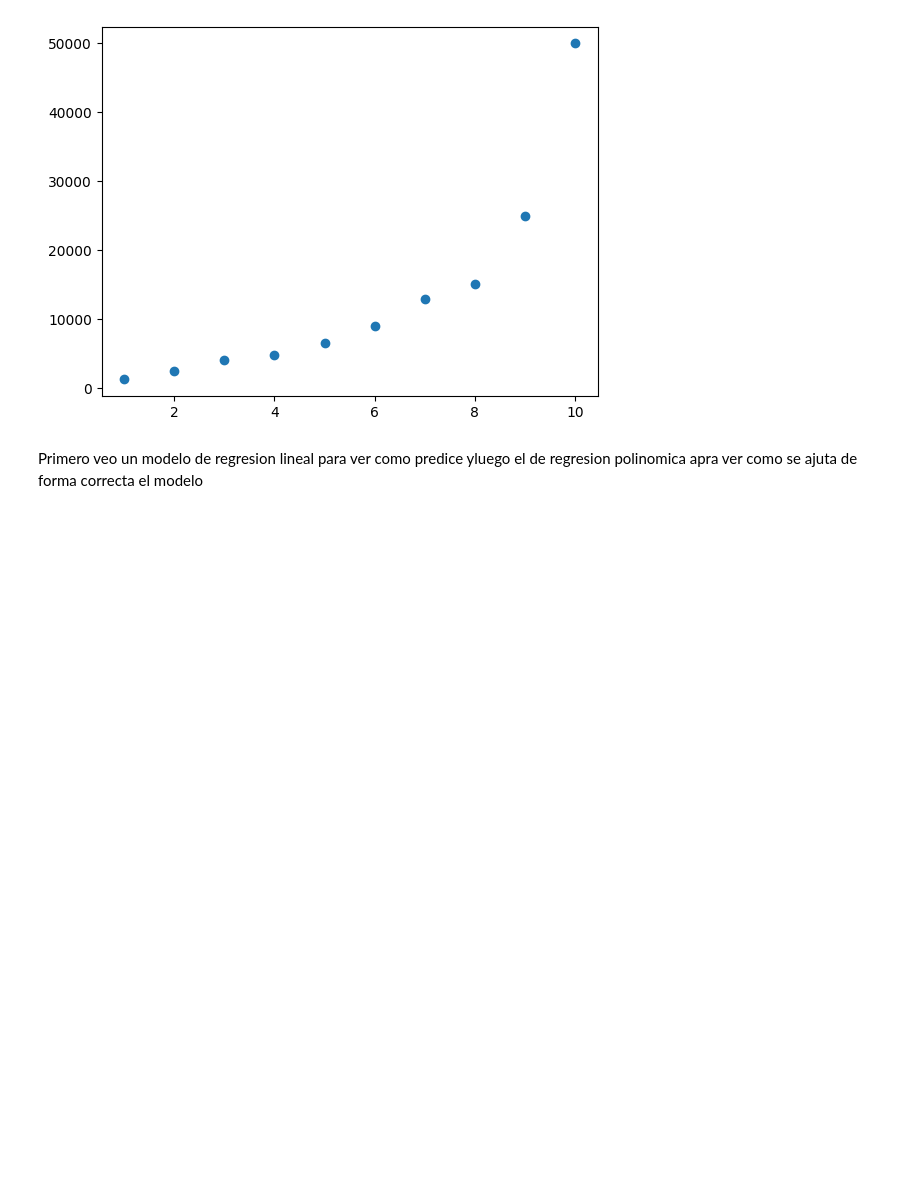
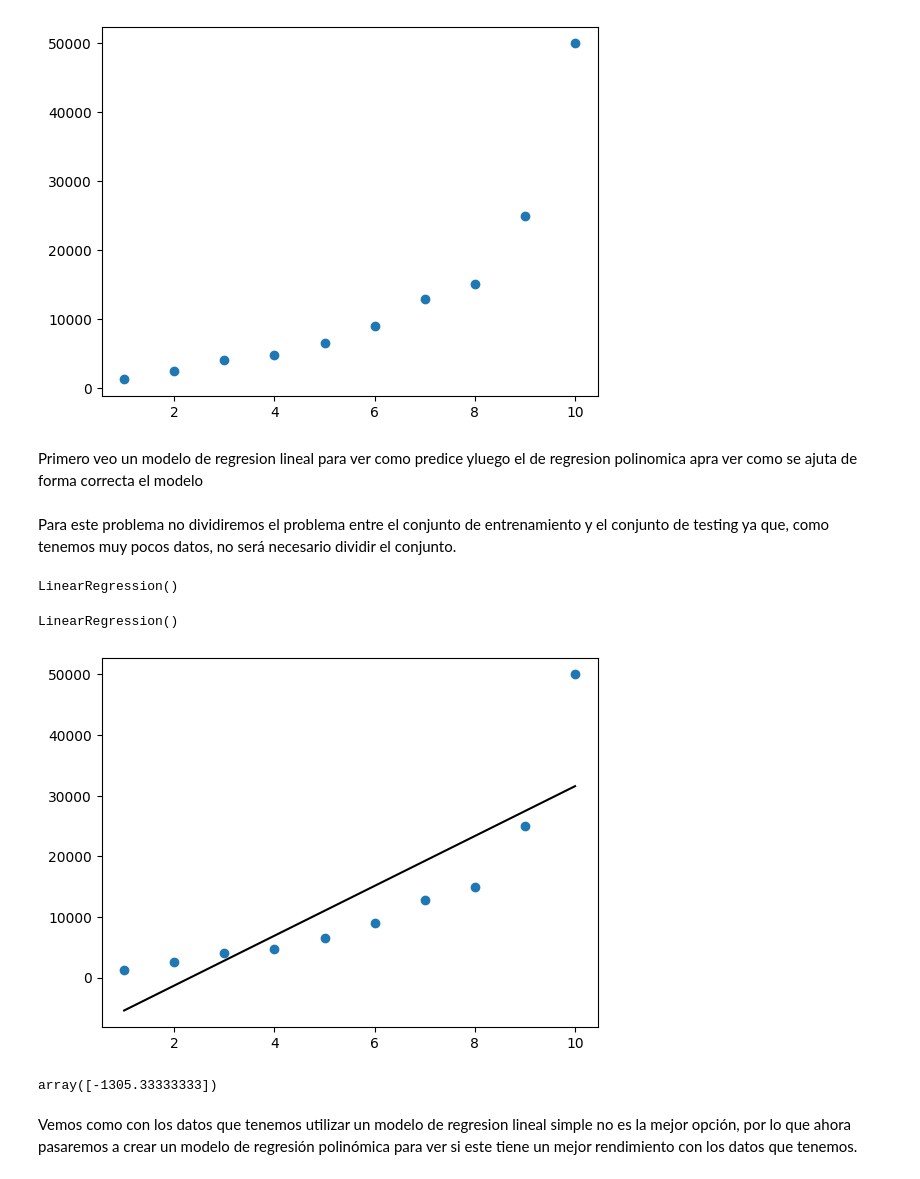
Before and after one commit to RogerRamosAW/Machine-Learning-Algoritmos, a Jupyter notebook: Regresion/Regresion_Polinomica.ipynb, the cells around one changed output. Cells and saved outputs as stored; diff of their text form; code cells hidden in the pictures; blank space fills up the shorter version.

```diff
--- a/Regresion/Regresion_Polinomica.ipynb
+++ b/Regresion/Regresion_Polinomica.ipynb
@@ -82,5 +64,31 @@ plt.show()
 # %% [markdown]
 Primero veo un modelo de regresion lineal para ver como predice yluego el de regresion polinomica apra ver como se ajuta de forma correcta el modelo
 # %%
-X = data.iloc[:,1].valuues.reshape(-1,1)
-y = data.iloc[-1]
+# Extracción del avariable dependiente e independiente
+X = data.iloc[:, 1].values.reshape(-1,1)
+y = data.iloc[:, -1].values
+# %% [markdown]
+Para este problema no dividiremos el problema entre el conjunto de entrenamiento y el conjunto de testing ya que, como tenemos muy pocos datos, no será necesario dividir el conjunto.
+# %%
+# Crearemos un modelo de regresión lineal
+from sklearn.linear_model import LinearRegression
+regression = LinearRegression()
+regression.fit(X, y)
+# %% [output]
+LinearRegression()
+# %%
+LinearRegression()
+# %% [output]
+LinearRegression()
+# %%
+plt.scatter(data['years'], data['salary'])
+plt.plot(X, regression.predict(X), color = "black")
+plt.show()
+# %% [output]
+[figure, added]
+# %%
+regression.predict([[2]])
+# %% [output]
+array([-1305.33333333])
+# %% [markdown]
+Vemos como con los datos que tenemos utilizar un modelo de regresion lineal simple no es la mejor opción, por lo que ahora pasaremos a crear un modelo de regresión polinómica para ver si este tiene un mejor rendimiento con los datos que tenemos.
```
Also changed, not shown: parts of 7 cells of this notebook, 2 other files.
